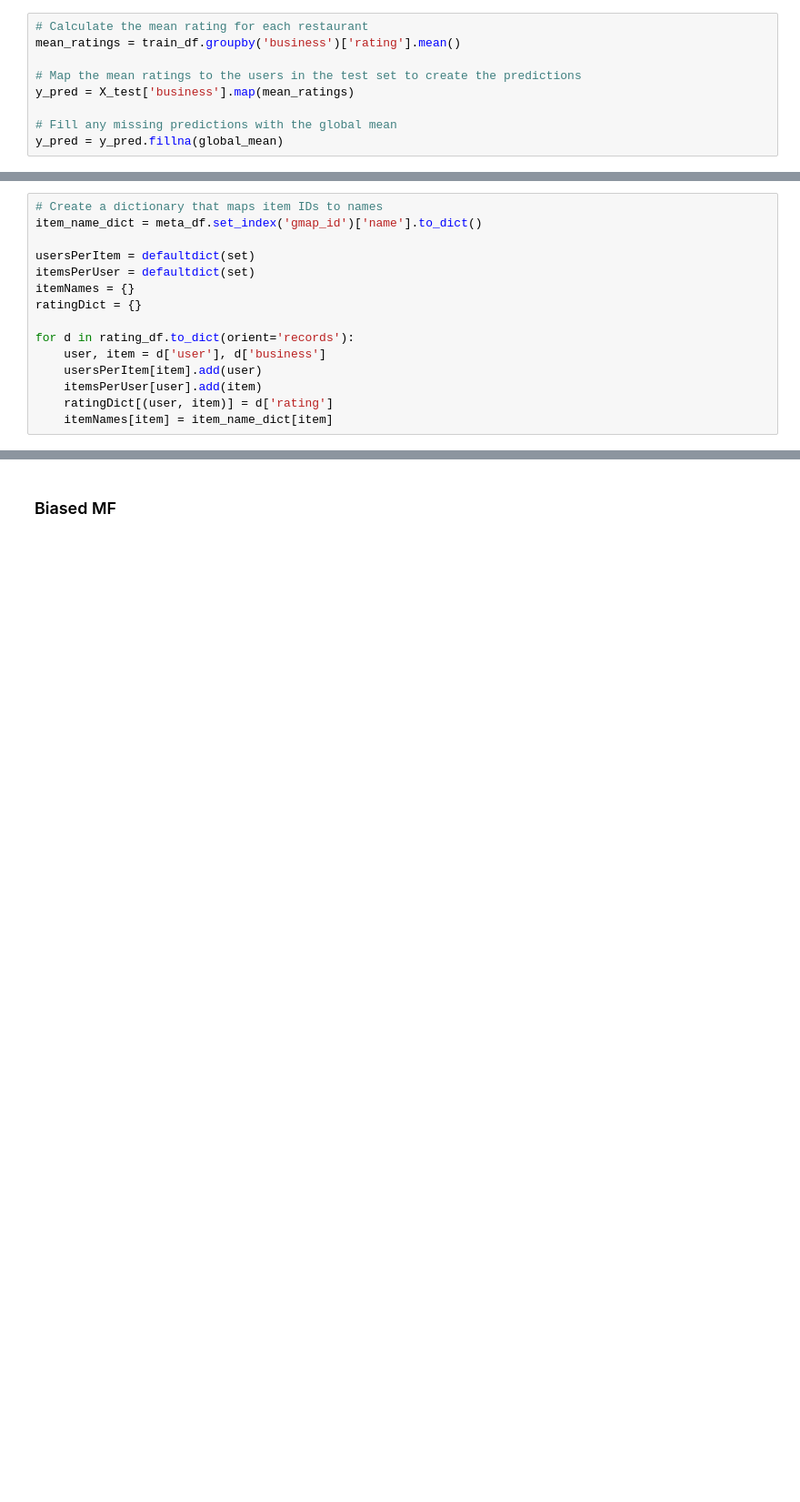
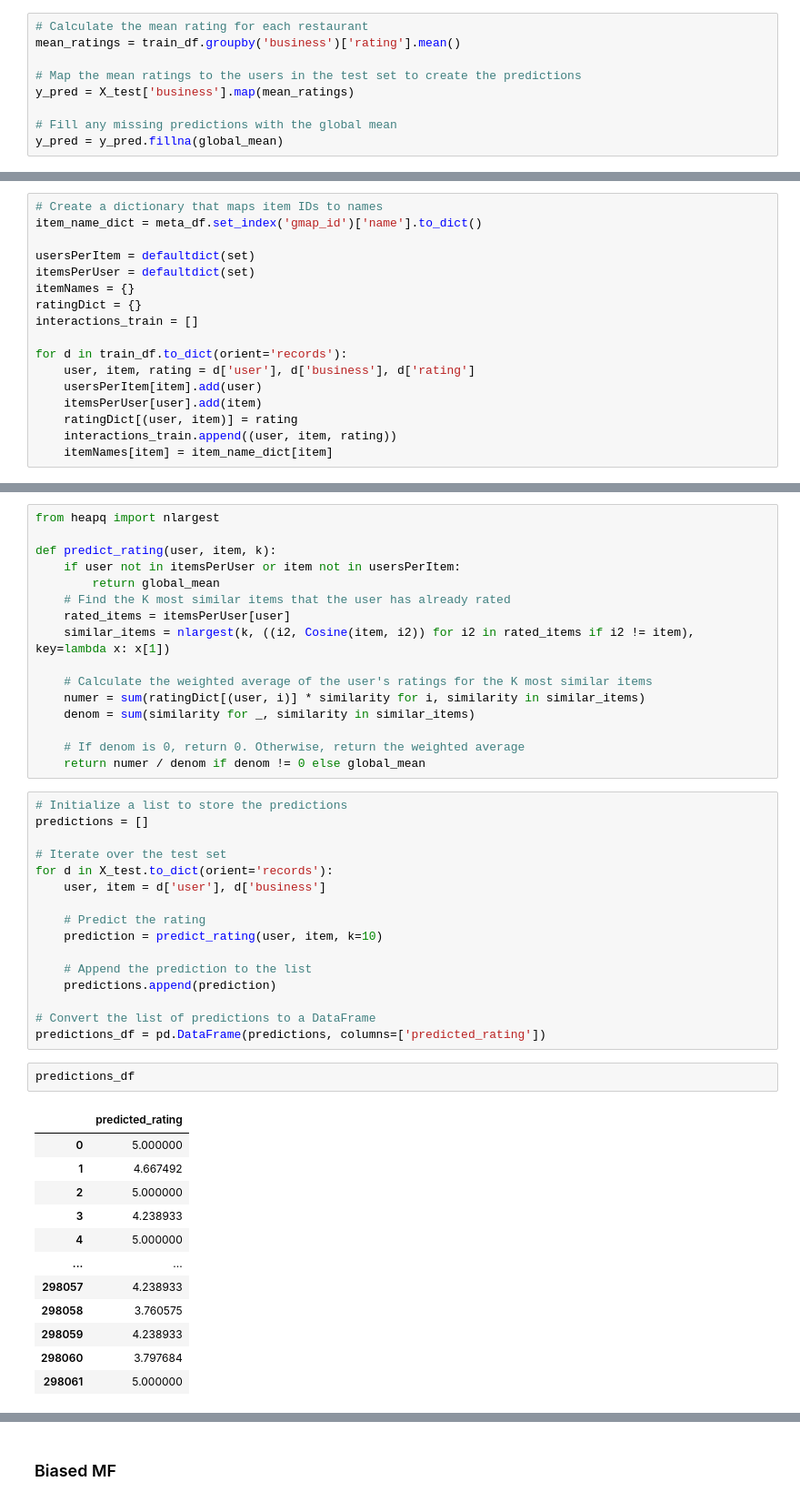
Before and after one commit to anishcd/CSE158-Assignment-2, a Jupyter notebook: analysis.ipynb, the cells around one changed output, grey strips where cells are left out. Shown: that part at 91% size. Saved outputs shown, nothing was run; the diff lists cells and outputs as text; blank space fills up the shorter version.

```diff
--- a/analysis.ipynb
+++ b/analysis.ipynb
@@ -232,10 +332,12 @@ usersPerItem = defaultdict(set)
 itemsPerUser = defaultdict(set)
 itemNames = {}
 ratingDict = {}
+interactions_train = []
 
-for d in rating_df.to_dict(orient='records'):
-    user, item = d['user'], d['business']
+for d in train_df.to_dict(orient='records'):
+    user, item, rating = d['user'], d['business'], d['rating']
     usersPerItem[item].add(user)
     itemsPerUser[user].add(item)
-    ratingDict[(user, item)] = d['rating']
+    ratingDict[(user, item)] = rating
+    interactions_train.append((user, item, rating))
     itemNames[item] = item_name_dict[item]
@@ -248,0 +366,47 @@ Chick-fil-A
+# %%
+from heapq import nlargest
+
+def predict_rating(user, item, k):
+    if user not in itemsPerUser or item not in usersPerItem:
+        return global_mean
+    # Find the K most similar items that the user has already rated
+    rated_items = itemsPerUser[user]
+    similar_items = nlargest(k, ((i2, Cosine(item, i2)) for i2 in rated_items if i2 != item), key=lambda x: x[1])
+
+    # Calculate the weighted average of the user's ratings for the K most similar items
+    numer = sum(ratingDict[(user, i)] * similarity for i, similarity in similar_items)
+    denom = sum(similarity for _, similarity in similar_items)
+
+    # If denom is 0, return 0. Otherwise, return the weighted average
+    return numer / denom if denom != 0 else global_mean
+# %%
+# Initialize a list to store the predictions
+predictions = []
+
+# Iterate over the test set
+for d in X_test.to_dict(orient='records'):
+    user, item = d['user'], d['business']
+
+    # Predict the rating
+    prediction = predict_rating(user, item, k=10)
+
+    # Append the prediction to the list
+    predictions.append(prediction)
+
+# Convert the list of predictions to a DataFrame
+predictions_df = pd.DataFrame(predictions, columns=['predicted_rating'])
+# %%
+predictions_df
+# %% [output]
+|  | predicted_rating |
+| 0 | 5.000000 |
+| 1 | 4.667492 |
+| 2 | 5.000000 |
+| 3 | 4.238933 |
+| 4 | 5.000000 |
+| ... | ... |
+| 298057 | 4.238933 |
+| 298058 | 3.760575 |
+| 298059 | 4.238933 |
+| 298060 | 3.797684 |
+| 298061 | 5.000000 |
```
Also changed, not shown: parts of 27 cells of this notebook.
